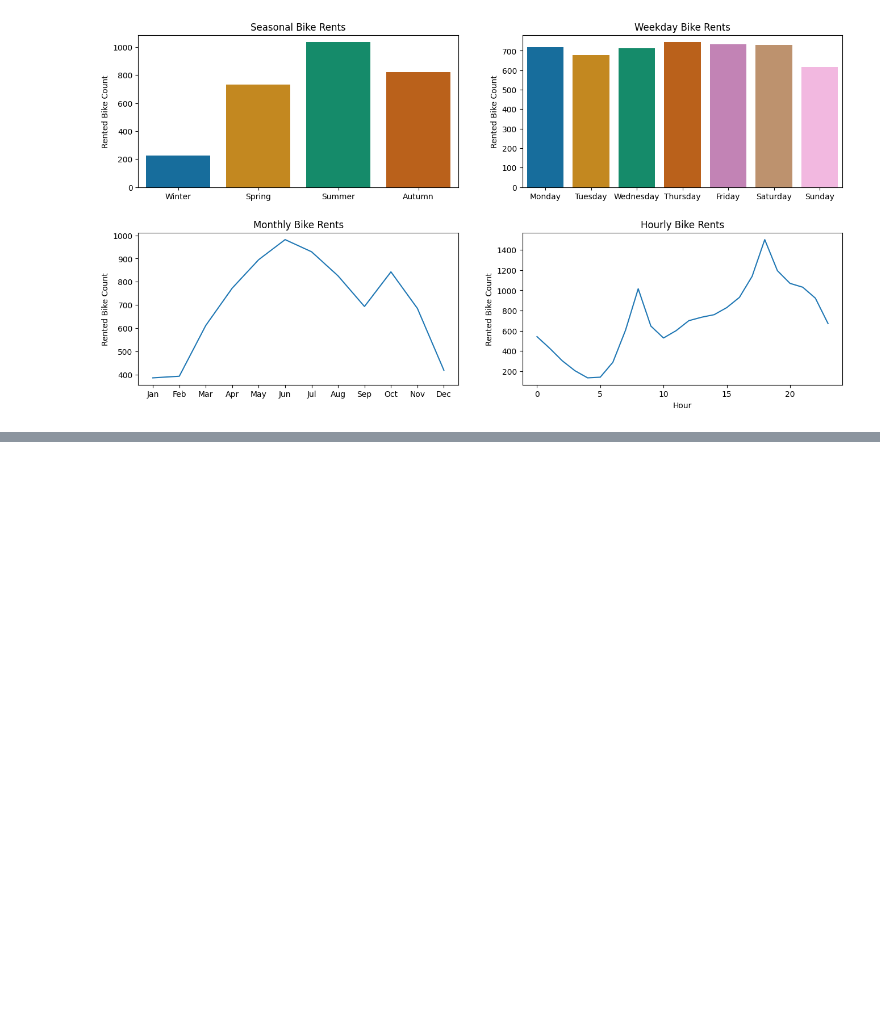
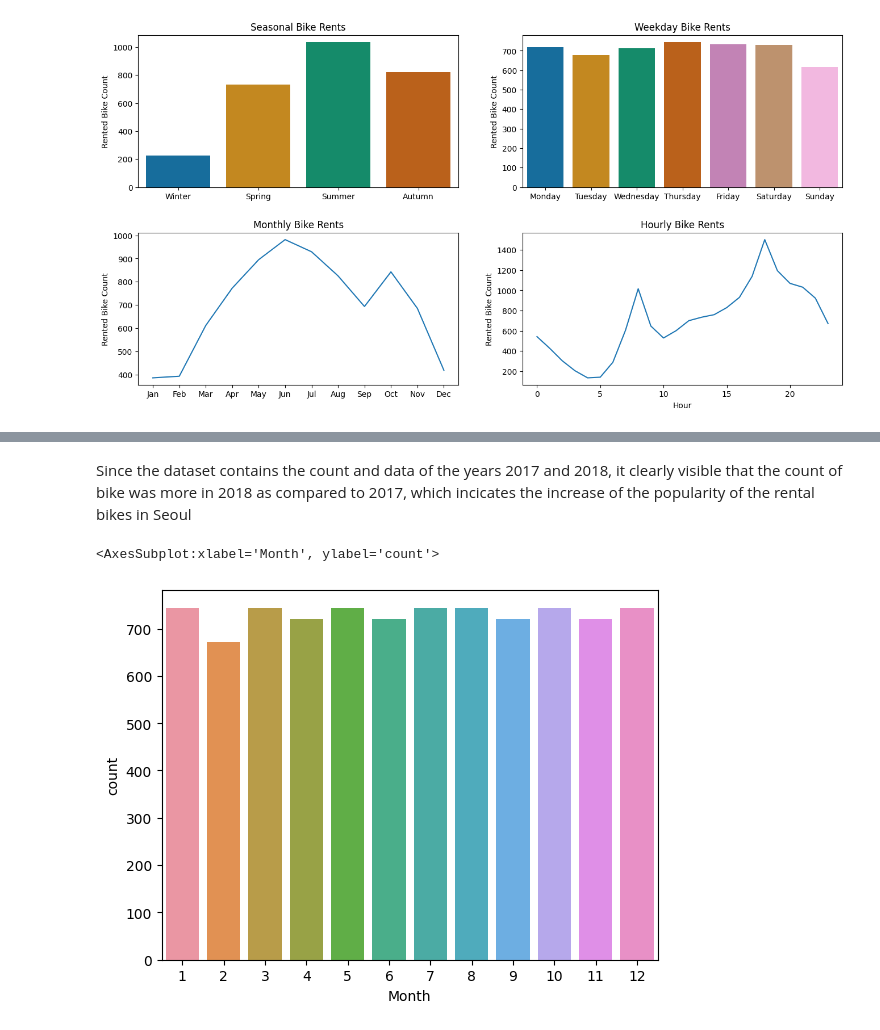
Before and after one commit to Gaurav065/Python, a Jupyter notebook: EDA/Seol_bike_data.ipynb, the cells around one changed output, grey strips where cells are left out. Saved outputs shown, nothing was run; the diff lists cells and outputs as text; code cells hidden in the pictures; blank space fills up the shorter version.

```diff
--- a/EDA/Seol_bike_data.ipynb
+++ b/EDA/Seol_bike_data.ipynb
@@ -119,0 +170,7 @@ By taking a look at this graph it can be clearly seen that there is a sharp rise
+# %% [markdown]
+Since the dataset contains the count and data of the years 2017 and 2018, it clearly visible that the count of bike was more in 2018 as compared to 2017, which incicates the increase of the popularity of the rental bikes in Seoul
+# %%
+sns.countplot(x="Month", data=sf)
+# %% [output]
+<AxesSubplot:xlabel='Month', ylabel='count'>
+[figure, added]
```
Also changed, not shown: parts of 31 cells of this notebook.
